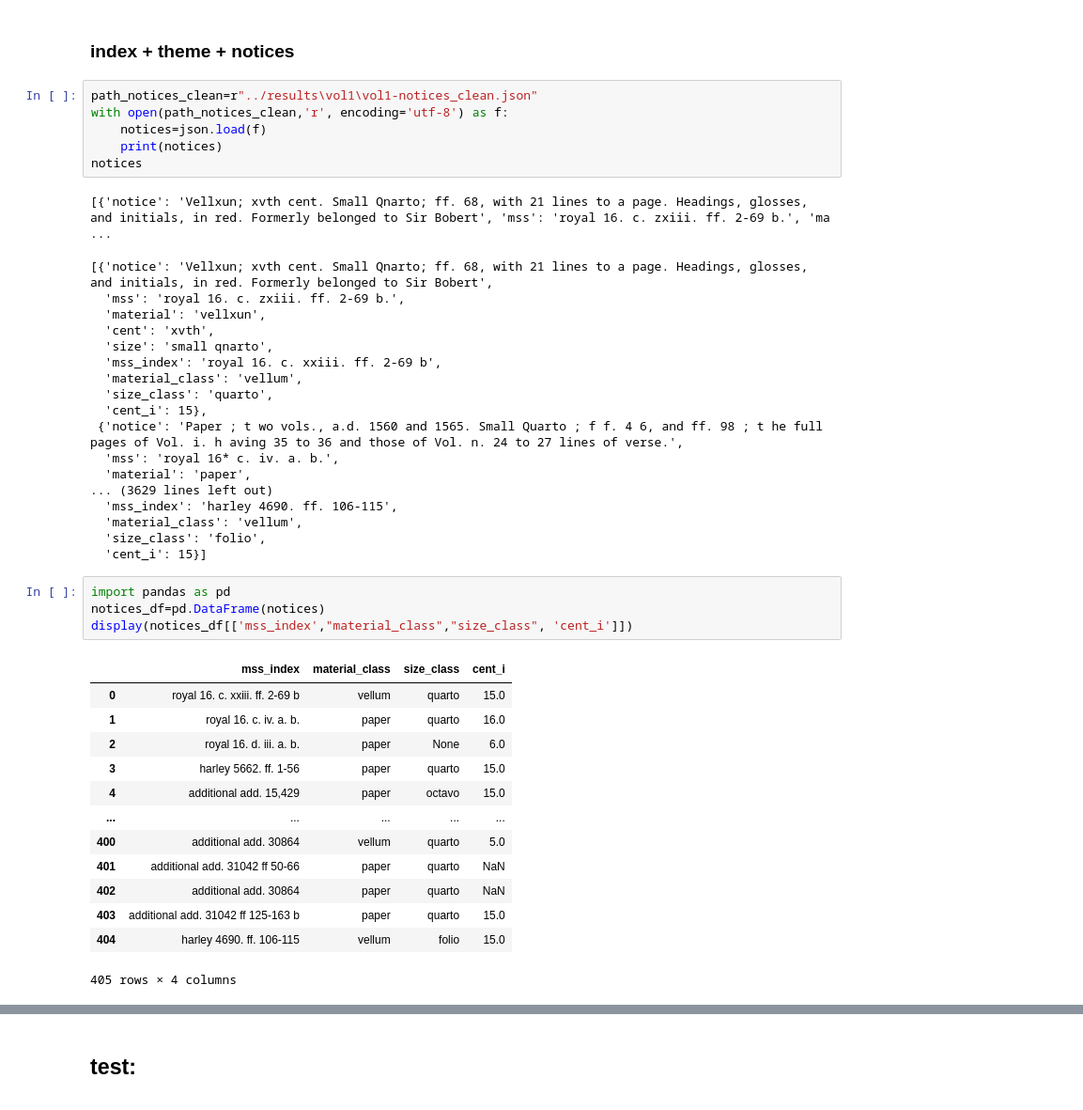
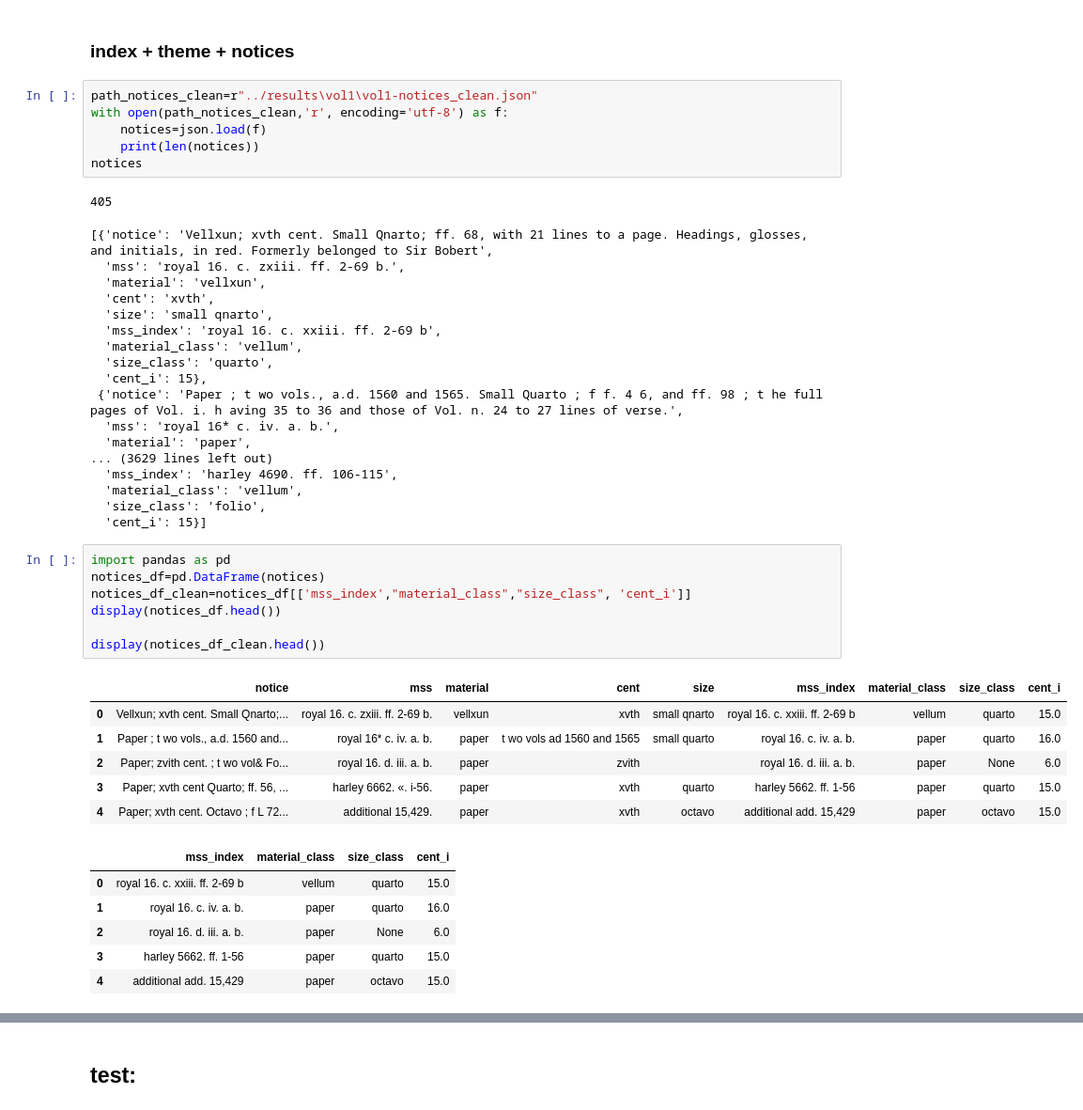
Before and after one commit to yeliu-dh/romance_catalogue_network, a Jupyter notebook: notebooks/test_combine.ipynb, the cells around one changed output, grey strips where cells are left out. Shown at 94% size. Cells and saved outputs as stored; diff of their text form.

Commit message:
combined table

```diff
--- a/notebooks/test_combine.ipynb
+++ b/notebooks/test_combine.ipynb
@@ -114,10 +114,10 @@ df_table.to_csv("../results/vol1/vol1-combined_table.csv", index=False)
 path_notices_clean=r"../results\vol1\vol1-notices_clean.json"
 with open(path_notices_clean,'r', encoding='utf-8') as f:
     notices=json.load(f)
-    print(notices)
+    print(len(notices))
 notices
 # %% [output]
-[{'notice': 'Vellxun; xvth cent. Small Qnarto; ff. 68, with 21 lines to a page. Headings, glosses, and initials, in red. Formerly belonged to Sir Bobert', 'mss': 'royal 16. c. zxiii. ff. 2-69 b.', 'ma ...
+405
 [{'notice': 'Vellxun; xvth cent. Small Qnarto; ff. 68, with 21 lines to a page. Headings, glosses, and initials, in red. Formerly belonged to Sir Bobert',
   'mss': 'royal 16. c. zxiii. ff. 2-69 b.',
   'material': 'vellxun',
@@ -138,19 +138,21 @@ notices
 # %%
 import pandas as pd
 notices_df=pd.DataFrame(notices)
-display(notices_df[['mss_index',"material_class","size_class", 'cent_i']])
+notices_df_clean=notices_df[['mss_index',"material_class","size_class", 'cent_i']]
+display(notices_df.head())
+
+display(notices_df_clean.head())
 # %% [output]
-|  | mss_index | material_class | size_class | cent_i |
-| 0 | royal 16. c. xxiii. ff. 2-69 b | vellum | quarto | 15.0 |
-| 1 | royal 16. c. iv. a. b. | paper | quarto | 16.0 |
-| 2 | royal 16. d. iii. a. b. | paper | None | 6.0 |
-| 3 | harley 5662. ff. 1-56 | paper | quarto | 15.0 |
-| 4 | additional add. 15,429 | paper | octavo | 15.0 |
-| ... | ... | ... | ... | ... |
-| 400 | additional add. 30864 | vellum | quarto | 5.0 |
-| 401 | additional add. 31042 ff 50-66 | paper | quarto | NaN |
-| 402 | additional add. 30864 | paper | quarto | NaN |
-| 403 | additional add. 31042 ff 125-163 b | paper | quarto | 15.0 |
-| 404 | harley 4690. ff. 106-115 | vellum | folio | 15.0 |
+|  | notice | mss | material | cent | size | mss_index | material_class | size_class | cent_i |
+| 0 | Vellxun; xvth cent. Small Qnarto;... | royal 16. c. zxiii. ff. 2-69 b. | vellxun | xvth | small qnarto | royal 16. c. xxiii. ff. 2-69 b | vellum | quarto | 15.0 |
+| 1 | Paper ; t wo vols., a.d. 1560 and... | royal 16* c. iv. a. b. | paper | t wo vols ad 1560 and 1565 | small quarto | royal 16. c. iv. a. b. | paper | quarto | 16.0 |
+| 2 | Paper; zvith cent. ; t wo vol& Fo... | royal 16. d. iii. a. b. | paper | zvith |  | royal 16. d. iii. a. b. | paper | None | 6.0 |
+| 3 | Paper; xvth cent Quarto; ff. 56, ... | harley 6662. «. i-56. | paper | xvth | quarto | harley 5662. ff. 1-56 | paper | quarto | 15.0 |
+| 4 | Paper; xvth cent. Octavo ; f L 72... | additional 15,429. | paper | xvth | octavo | additional add. 15,429 | paper | octavo | 15.0 |
-405 rows × 4 columns
+|  | mss_index | material_class | size_class | cent_i |
+| 0 | royal 16. c. xxiii. ff. 2-69 b | vellum | quarto | 15.0 |
+| 1 | royal 16. c. iv. a. b. | paper | quarto | 16.0 |
+| 2 | royal 16. d. iii. a. b. | paper | None | 6.0 |
+| 3 | harley 5662. ff. 1-56 | paper | quarto | 15.0 |
+| 4 | additional add. 15,429 | paper | octavo | 15.0 |
 # %%
```
Also changed, not shown: parts of 2 cells of this notebook, 4 other files.
